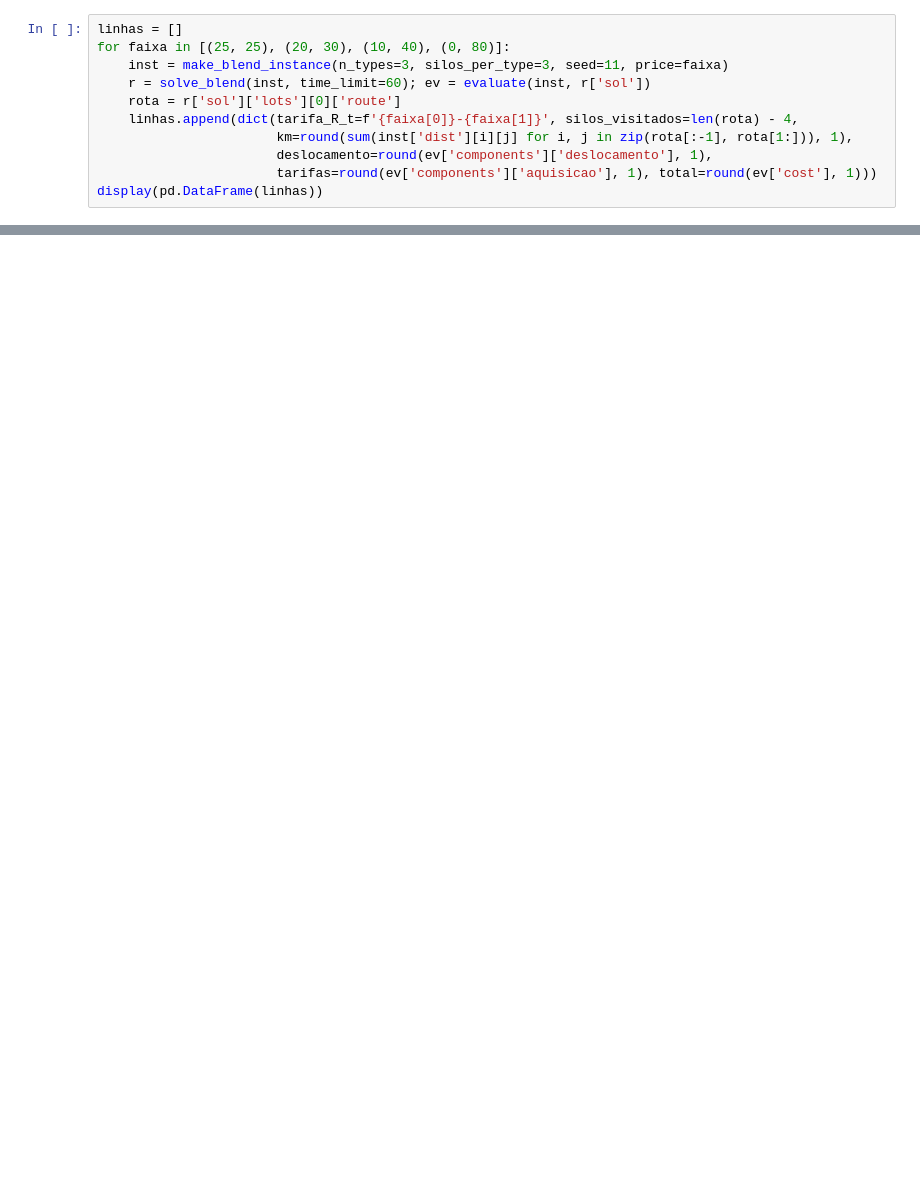
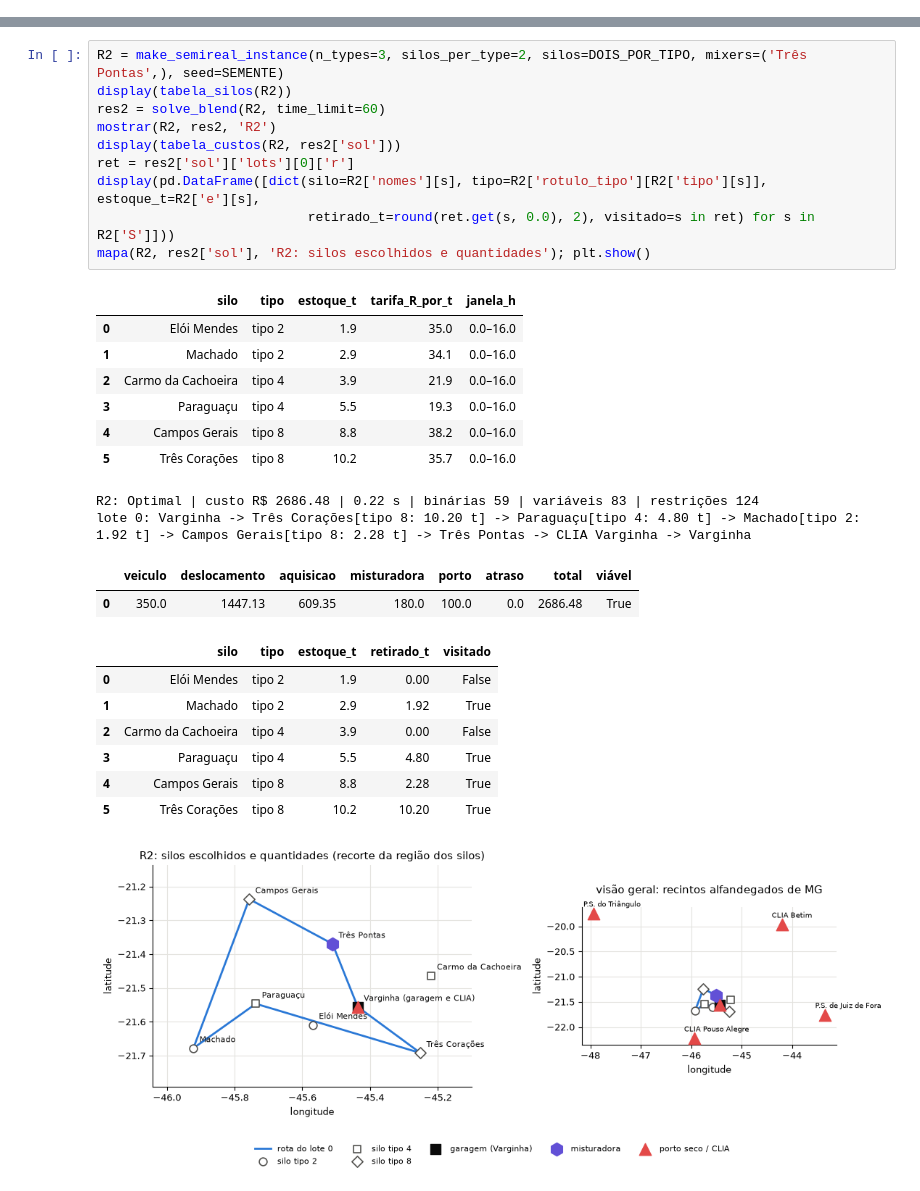
Before and after one commit to giogodoi/ProgramacaoMatematica, a Jupyter notebook: Estudos para o TP/blends_nivel1.ipynb, the cells around one changed output, grey strips where cells are left out. Drawn from its saved outputs; the diff is of its cells as text; blank space fills up the shorter version.

```diff
--- a/Estudos para o TP/blends_nivel1.ipynb
+++ b/Estudos para o TP/blends_nivel1.ipynb
@@ -94,11 +0,0 @@ lote 0: G -> S4[tipo 4: 4.80 t] -> S7[tipo 8: 12.48 t] -> S1[tipo 2: 1.92 t] ->
-# %%
-linhas = []
-for faixa in [(25, 25), (20, 30), (10, 40), (0, 80)]:
-    inst = make_blend_instance(n_types=3, silos_per_type=3, seed=11, price=faixa)
-    r = solve_blend(inst, time_limit=60); ev = evaluate(inst, r['sol'])
-    rota = r['sol']['lots'][0]['route']
-    linhas.append(dict(tarifa_R_t=f'{faixa[0]}-{faixa[1]}', silos_visitados=len(rota) - 4,
-                       km=round(sum(inst['dist'][i][j] for i, j in zip(rota[:-1], rota[1:])), 1),
-                       deslocamento=round(ev['components']['deslocamento'], 1),
-                       tarifas=round(ev['components']['aquisicao'], 1), total=round(ev['cost'], 1)))
-display(pd.DataFrame(linhas))
@@ -292,0 +192,30 @@ Movimentos de melhoria da busca local: {'add': 501, 'swap-source': 1157, '2opt':
+# %%
+R2 = make_semireal_instance(n_types=3, silos_per_type=2, silos=DOIS_POR_TIPO, mixers=('Três Pontas',), seed=SEMENTE)
+display(tabela_silos(R2))
+res2 = solve_blend(R2, time_limit=60)
+mostrar(R2, res2, 'R2')
+display(tabela_custos(R2, res2['sol']))
+ret = res2['sol']['lots'][0]['r']
+display(pd.DataFrame([dict(silo=R2['nomes'][s], tipo=R2['rotulo_tipo'][R2['tipo'][s]], estoque_t=R2['e'][s],
+                           retirado_t=round(ret.get(s, 0.0), 2), visitado=s in ret) for s in R2['S']]))
+mapa(R2, res2['sol'], 'R2: silos escolhidos e quantidades'); plt.show()
+# %% [output]
+|  | silo | tipo | estoque_t | tarifa_R_por_t | janela_h |
+| 0 | Elói Mendes | tipo 2 | 1.9 | 35.0 | 0.0–16.0 |
+| 1 | Machado | tipo 2 | 2.9 | 34.1 | 0.0–16.0 |
+| 2 | Carmo da Cachoeira | tipo 4 | 3.9 | 21.9 | 0.0–16.0 |
+| 3 | Paraguaçu | tipo 4 | 5.5 | 19.3 | 0.0–16.0 |
+| 4 | Campos Gerais | tipo 8 | 8.8 | 38.2 | 0.0–16.0 |
+| 5 | Três Corações | tipo 8 | 10.2 | 35.7 | 0.0–16.0 |
+R2: Optimal | custo R$ 2686.48 | 0.22 s | binárias 59 | variáveis 83 | restrições 124
+lote 0: Varginha -> Três Corações[tipo 8: 10.20 t] -> Paraguaçu[tipo 4: 4.80 t] -> Machado[tipo 2: 1.92 t] -> Campos Gerais[tipo 8: 2.28 t] -> Três Pontas -> CLIA Varginha -> Varginha
+|  | veiculo | deslocamento | aquisicao | misturadora | porto | atraso | total | viável |
+| 0 | 350.0 | 1447.13 | 609.35 | 180.0 | 100.0 | 0.0 | 2686.48 | True |
+|  | silo | tipo | estoque_t | retirado_t | visitado |
+| 0 | Elói Mendes | tipo 2 | 1.9 | 0.00 | False |
+| 1 | Machado | tipo 2 | 2.9 | 1.92 | True |
+| 2 | Carmo da Cachoeira | tipo 4 | 3.9 | 0.00 | False |
+| 3 | Paraguaçu | tipo 4 | 5.5 | 4.80 | True |
+| 4 | Campos Gerais | tipo 8 | 8.8 | 2.28 | True |
+| 5 | Três Corações | tipo 8 | 10.2 | 10.20 | True |
+[figure, added]
```
Also changed, not shown: parts of 48 cells of this notebook, 1 other file.
